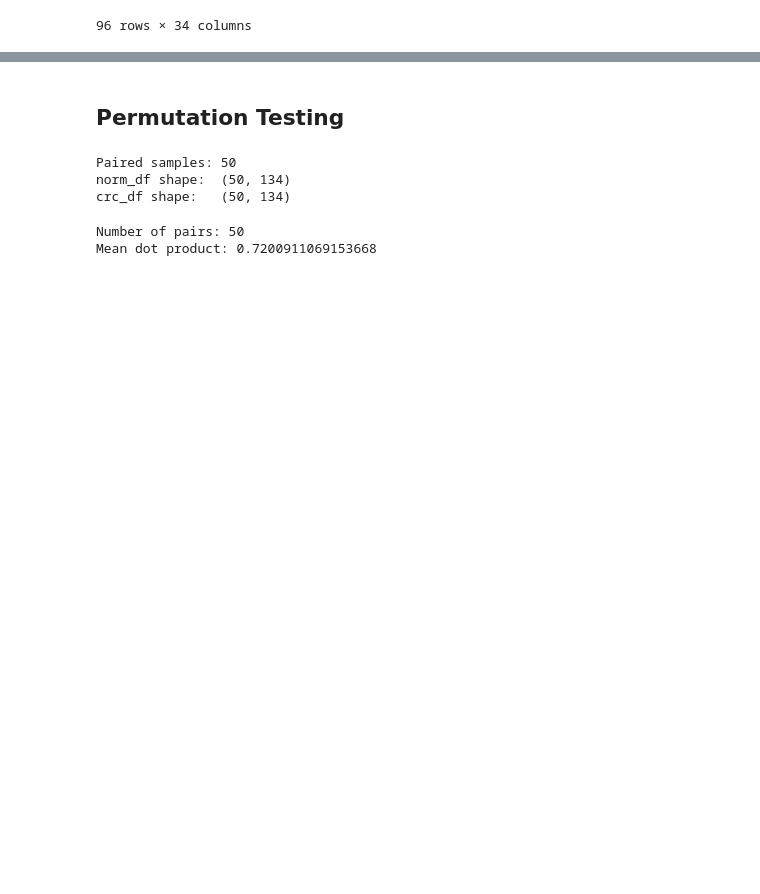
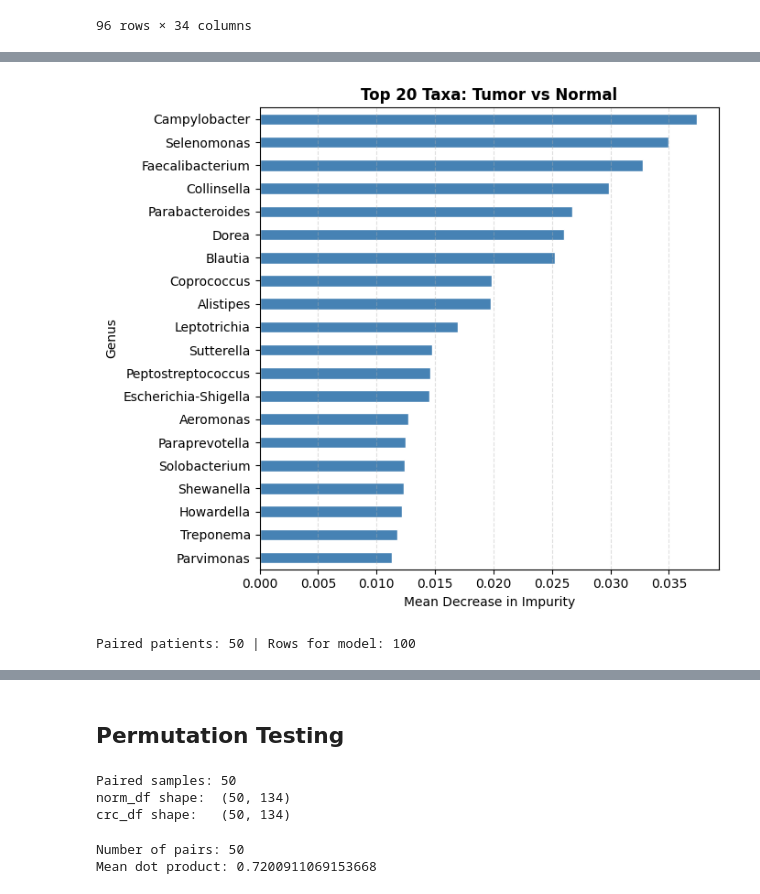
Before and after one commit to bartholoalexander/CRC-Inter-Individual-Variation, a Jupyter notebook: CRC_Inter_Individual_Difference.ipynb, the cells around one changed output, grey strips where cells are left out. Cells and saved outputs as stored; diff of their text form; code cells hidden in the pictures; blank space fills up the shorter version.

```diff
--- a/CRC_Inter_Individual_Difference.ipynb
+++ b/CRC_Inter_Individual_Difference.ipynb
@@ -457,0 +542,42 @@ meta.head(-5)
+# %%
+rf_tt.fit(X_tt, y_tt)
+imp_tt = pd.Series(rf_tt.feature_importances_, index=clrTable.columns)
+top20_tt = imp_tt.nlargest(20).sort_values()
+
+fig, ax = plt.subplots(figsize=(7, 6))
+top20_tt.plot(kind="barh", ax=ax, color="steelblue", edgecolor="white")
+ax.set_xlabel("Mean Decrease in Impurity")
+ax.set_title("Top 20 Taxa: Tumor vs Normal", fontweight="bold")
+ax.grid(axis="x", linestyle="--", alpha=0.4)
+plt.tight_layout()
+plt.show()
+# %% [output]
+[figure, added]
+# %%
+from sklearn.ensemble import RandomForestClassifier
+from sklearn.model_selection import GroupKFold, cross_val_predict, permutation_test_score
+from sklearn.metrics import roc_auc_score, RocCurveDisplay
+from scipy.stats import wilcoxon
+
+pair_df = clrTable.join(meta[["Sample Name"]], how="inner")
+pair_df["patient"] = pair_df["Sample Name"].str.split("-").str[0]
+pair_df["type"] = pair_df["Sample Name"].str.split("-").str[-1]   # TT or TN
+
+tumor_p  = pair_df[pair_df["type"] == "TT"].set_index("patient")[clrTable.columns]
+normal_p = pair_df[pair_df["type"] == "TN"].set_index("patient")[clrTable.columns]
+
+# Keep patients that have both samples
+shared_p = tumor_p.index.intersection(normal_p.index)
+tumor_p  = tumor_p.loc[shared_p].astype(float)
+normal_p = normal_p.loc[shared_p].astype(float)
+
+delta_p = tumor_p - normal_p          # one row per patient: tumor minus normal (CLR)
+
+# Two rows per patient: +delta = "tumor direction" (1), -delta = "normal direction" (0)
+X_pair = np.vstack([delta_p.values, -delta_p.values])
+y_pair = np.r_[np.ones(len(delta_p), int), np.zeros(len(delta_p), int)]
+groups_pair = np.r_[shared_p.values, shared_p.values]
+
+print(f"Paired patients: {len(shared_p)} | Rows for model: {len(X_pair)}")
+# %% [output]
+Paired patients: 50 | Rows for model: 100
```
Also changed, not shown: parts of 17 cells of this notebook, 1 other file.
